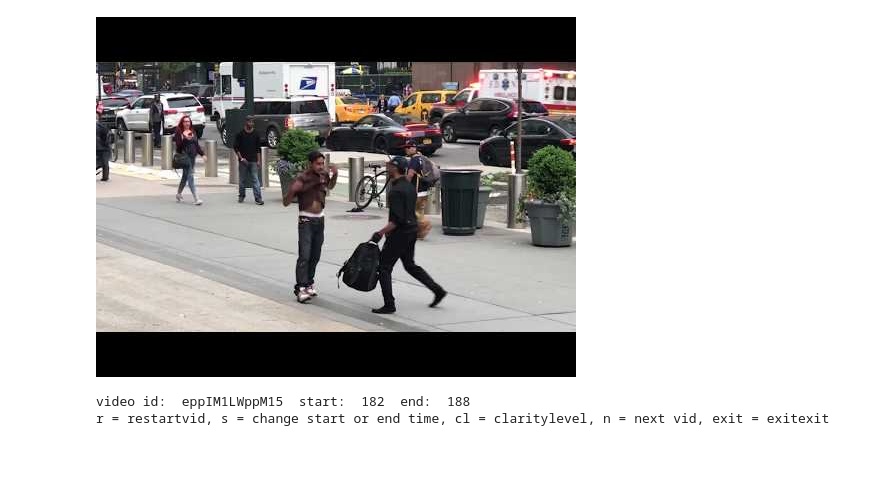
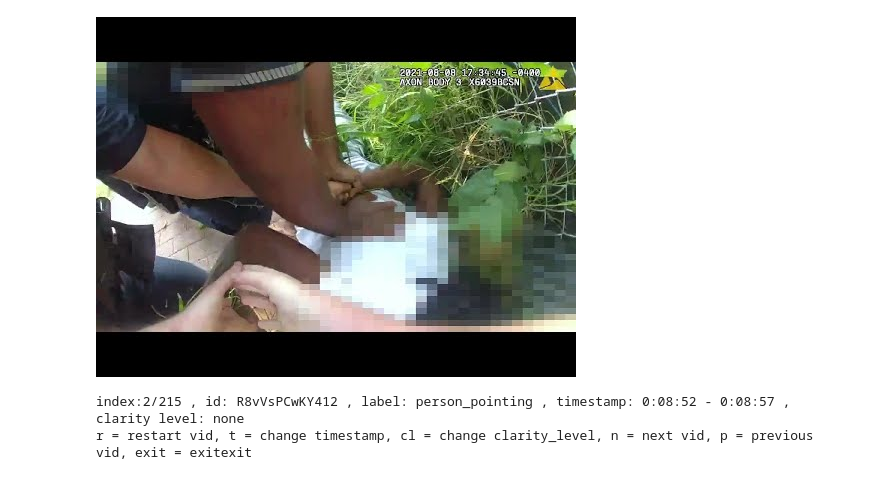
Before and after one commit to Survai-hrf/data-tools, a Jupyter notebook: survai_var/src/apps/quality_control/quality_control.ipynb, the cells around one changed output. Drawn from its saved outputs; the diff is of its cells as text; code cells hidden in the pictures.

```diff
--- a/survai_var/src/apps/quality_control/quality_control.ipynb
+++ b/survai_var/src/apps/quality_control/quality_control.ipynb
@@ -28,19 +56,16 @@ index = 0
 
 while True:
 
-    adjusting_annot = True
-    untagged = True
-    is_changing = False
-
     id = clips[index]['id']
     start = clips[index]['time_start']
     end = clips[index]['time_end']
     clarity = clips[index]['clarity_level']
 
+    adjusting_annot = True
+
 
     if break_out == True:
         break
-
 
     if clarity != 'none':
         untagged = False
@@ -55,13 +80,11 @@ while True:
         vid = YouTubeVideo(id[0:11], start=start, end=end, allow_autoplay=True, width=560, height=315)
         display(vid)
 
-        if is_changing == True:
-            print(f"index:{index}/{len(clips)}","label:", label, "start:", time_start, "end:", time_end, f"original:{start} - {end}", "tag:", clarity)
-        else:
-            print(f"index:{index}/{len(clips)}","label:", label, "start:", time_start, "end:", time_end, 'clarity level:', clarity)
+        # print data
+        print(f'index:{index}/{len(clips)}', ', id:', id,', label:', label,
+                f', timestamp: {convert_time(start)} - {convert_time(end)}', ', clarity level:', clarity)
 
-        #print('video id: ', id, ' start: ', start, ' end: ', end, ' clarity level: ', clarity)
-        data = input("r = restart vid, t = change timestamp, cl = change clarity_level, n = next vid, p = previous vid, exit = exit")
+        data = input('r = restart vid, t = change timestamp, cl = change clarity_level, n = next vid, p = previous vid, exit = exit')
 
 
         # restart video
@@ -71,22 +94,30 @@ while True:
 
         # change start and/or end time
         if data == 't':
-            is_changing = True
             time_stamp = input('enter new timestamp (2:23, 2:34): ')
 
-            # convert time to total seconds
-            time_start = (int(time_stamp.split(',')[0].split(':')[0]) * 60) + int(time_stamp.split(',')[0].split(':')[1])
-            time_end = (int(time_stamp.split(',')[1].split(':')[0]) * 60) + int(time_stamp.split(',')[1].split(':')[1])
+            try:
+                # convert time to total seconds
+                start = (int(time_stamp.split(',')[0].split(':')[0]) * 60) + int(time_stamp.split(',')[0].split(':')[1])
+                end = (int(time_stamp.split(',')[1].split(':')[0]) * 60) + int(time_stamp.split(',')[1].split(':')[1])
 
-            # insert new data into var_data
-            client.table('var_data').update({'time_start': time_start, 'time_end': time_end}).eq('id', id).execute()
+                # insert new data into var_data
+                client.table('var_data').update({'time_start': start, 'time_end': end}).eq('id', id).execute()
+
+                # update data in list
+                clips[index]['time_start'] = start
+                clips[index]['time_end'] = end
+
+            except:
+                print('incorrect entry, try again')
+                time.sleep(2)
 
 
         # change label
         if data == 'l':
             label = input('enter label: ')
             client.table('var_data').update({'label': label}).eq('id', id).execute()
-
+            clips[index]['label'] = label
 
         # update clarity_level
         if data == 'cl':
@@ -95,37 +126,38 @@ while True:
             # insert new clarity_level to var_data
             if clarity in clarity_list:
                 client.table('var_data').update({'clarity_level': clarity}).eq('id', id).execute()
+                clips[index]['clarity_level'] = clarity
                 untagged = False
             else:
                 print('invalid input, try again')
                 continue
 
 
         # go to next video
         if data == 'n':
             if untagged == True:
                 print('no clarity_level tag on video')
-                time.sleep(3)
+                time.sleep(2)
                 continue
             else:
                 # add the date to the 'reviewed' column
                 client.table('var_data').update({'reviewed': str(date.today())}).eq('id', id).execute()
                 index += 1
                 adjusting_annot = False
 
 
         # go to previous video
         if data == 'p':
             index -= 1
             adjusting_annot = False
-
+            break
 
         # exit program
         if data == 'exit':
             break_out = True
             adjusting_annot = False
             break
 # %% [output]
-[figure, old version]
+[figure, new version]
-video id:  eppIM1LWppM15  start:  182  end:  188
-r = restartvid, s = change start or end time, cl = claritylevel, n = next vid, exit = exitexit
+index:2/215 , id: R8vVsPCwKY412 , label: person_pointing , timestamp: 0:08:52 - 0:08:57 , clarity level: none
+r = restart vid, t = change timestamp, cl = change clarity_level, n = next vid, p = previous vid, exit = exitexit
```
Also changed, not shown: parts of 2 cells of this notebook.
